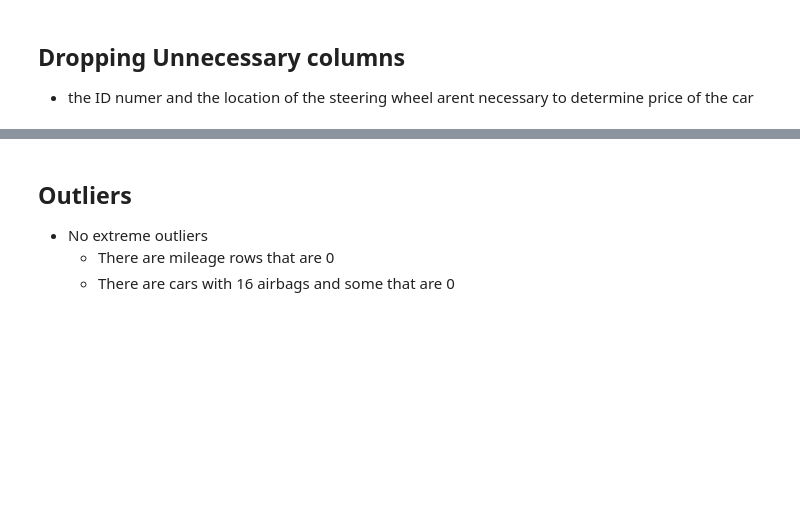
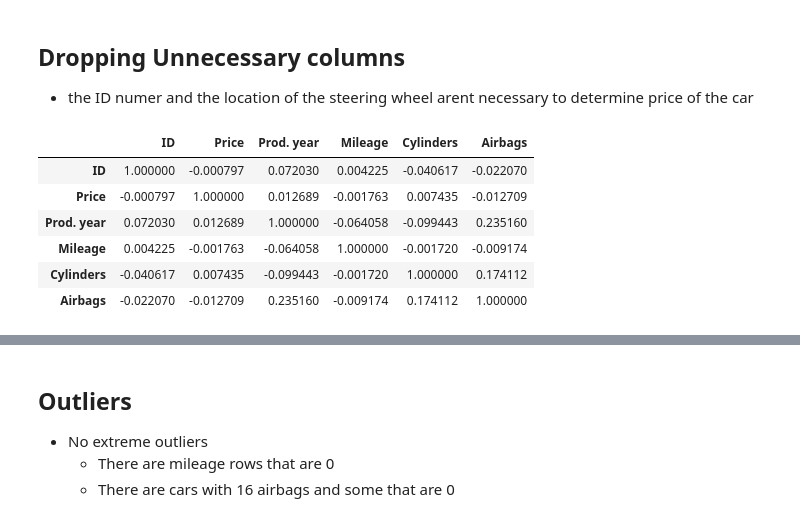
Before and after one commit to aksalas/Car-Sales, a Jupyter notebook: Car_Sales.ipynb, the cells around one changed output, grey strips where cells are left out. Saved outputs shown, nothing was run; the diff lists cells and outputs as text; code cells hidden in the pictures; blank space fills up the shorter version.

```diff
--- a/Car_Sales.ipynb
+++ b/Car_Sales.ipynb
@@ -193,3 +313,17 @@ df.isna().sum().sum()
 # %% [markdown]
 ## Dropping Unnecessary columns
 - the ID numer and the location of the steering wheel arent necessary to determine price of the car
+# %%
+# Dataframe Correlations
+corr = df.corr()
+
+# tabular view of correlation values
+corr
+# %% [output]
+|  | ID | Price | Prod. year | Mileage | Cylinders | Airbags |
+| ID | 1.000000 | -0.000797 | 0.072030 | 0.004225 | -0.040617 | -0.022070 |
+| Price | -0.000797 | 1.000000 | 0.012689 | -0.001763 | 0.007435 | -0.012709 |
+| Prod. year | 0.072030 | 0.012689 | 1.000000 | -0.064058 | -0.099443 | 0.235160 |
+| Mileage | 0.004225 | -0.001763 | -0.064058 | 1.000000 | -0.001720 | -0.009174 |
+| Cylinders | -0.040617 | 0.007435 | -0.099443 | -0.001720 | 1.000000 | 0.174112 |
+| Airbags | -0.022070 | -0.012709 | 0.235160 | -0.009174 | 0.174112 | 1.000000 |
```
Also changed, not shown: parts of 32 cells of this notebook.
